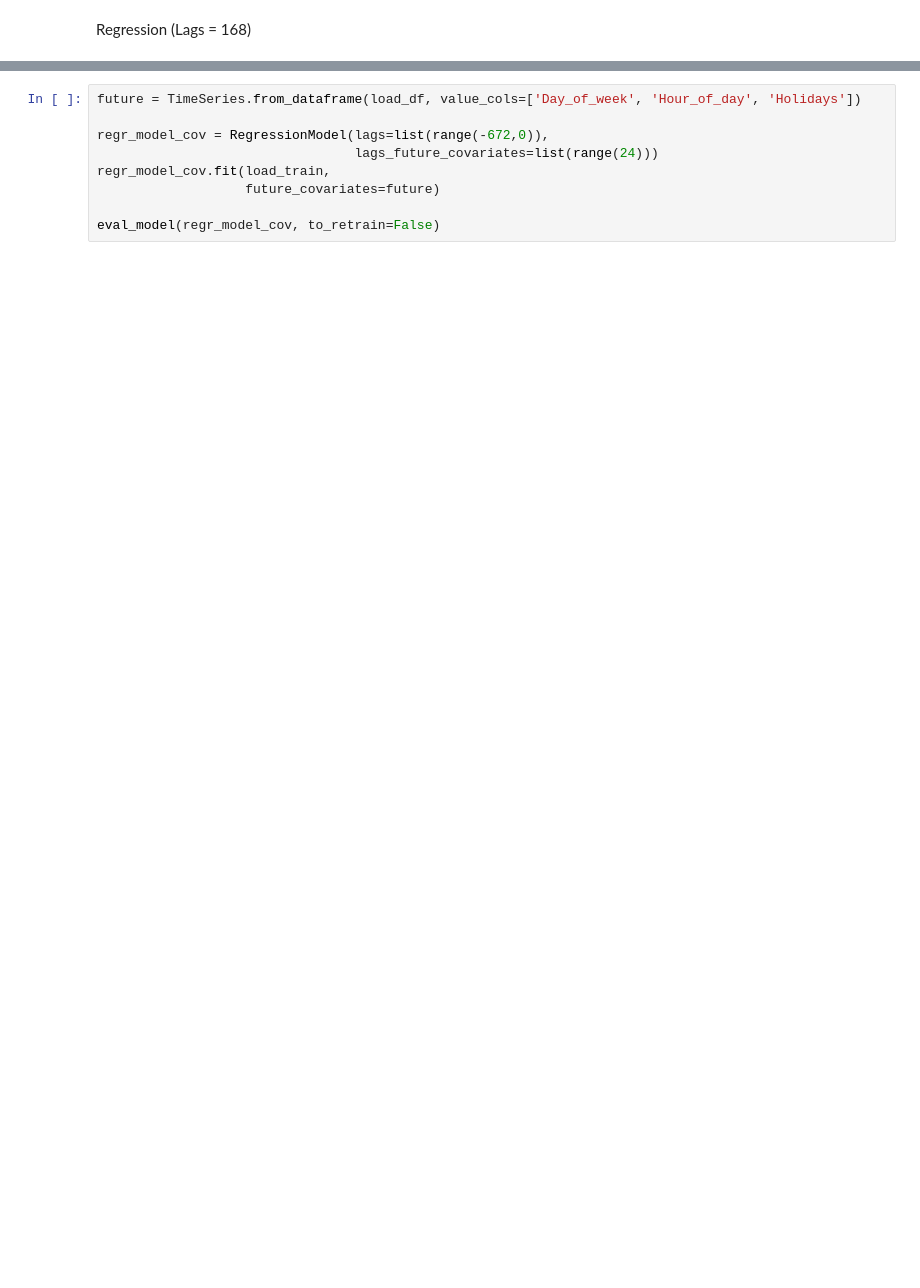
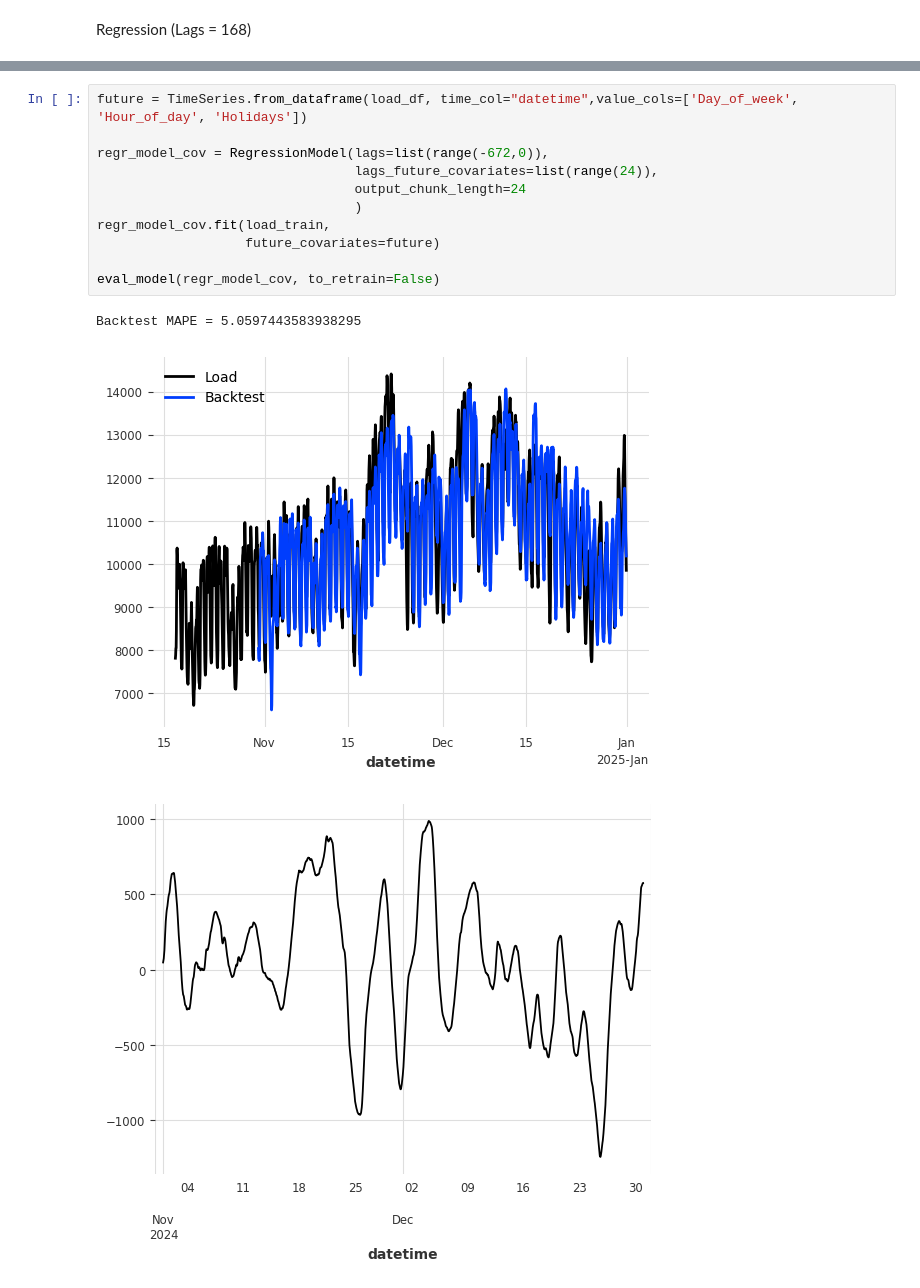
Before and after one commit to jakfar/Project, a Jupyter notebook: Preprocess jakfar.ipynb, the cells around one changed output, grey strips where cells are left out. Saved outputs shown, nothing was run; the diff lists cells and outputs as text; blank space fills up the shorter version.

```diff
--- a/Preprocess jakfar.ipynb
+++ b/Preprocess jakfar.ipynb
@@ -286,9 +286,15 @@ Regression with covariates
 # %%
-future = TimeSeries.from_dataframe(load_df, value_cols=['Day_of_week', 'Hour_of_day', 'Holidays'])
+future = TimeSeries.from_dataframe(load_df, time_col="datetime",value_cols=['Day_of_week', 'Hour_of_day', 'Holidays'])
 
 regr_model_cov = RegressionModel(lags=list(range(-672,0)),
-                                 lags_future_covariates=list(range(24)))
+                                 lags_future_covariates=list(range(24)),
+                                 output_chunk_length=24
+                                 )
 regr_model_cov.fit(load_train,
                    future_covariates=future)
 
 eval_model(regr_model_cov, to_retrain=False)
+# %% [output]
+Backtest MAPE = 5.0597443583938295
+[figure, added]
+[figure, added]
```
Also changed, not shown: parts of 16 cells of this notebook.
